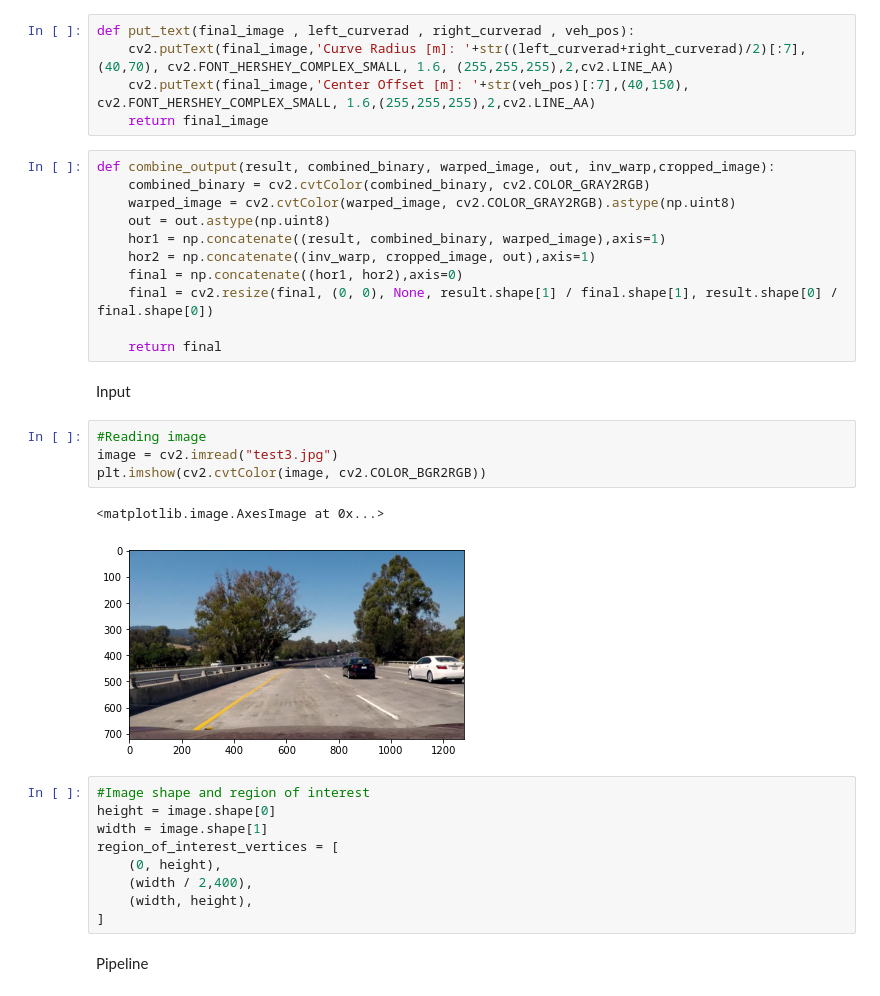
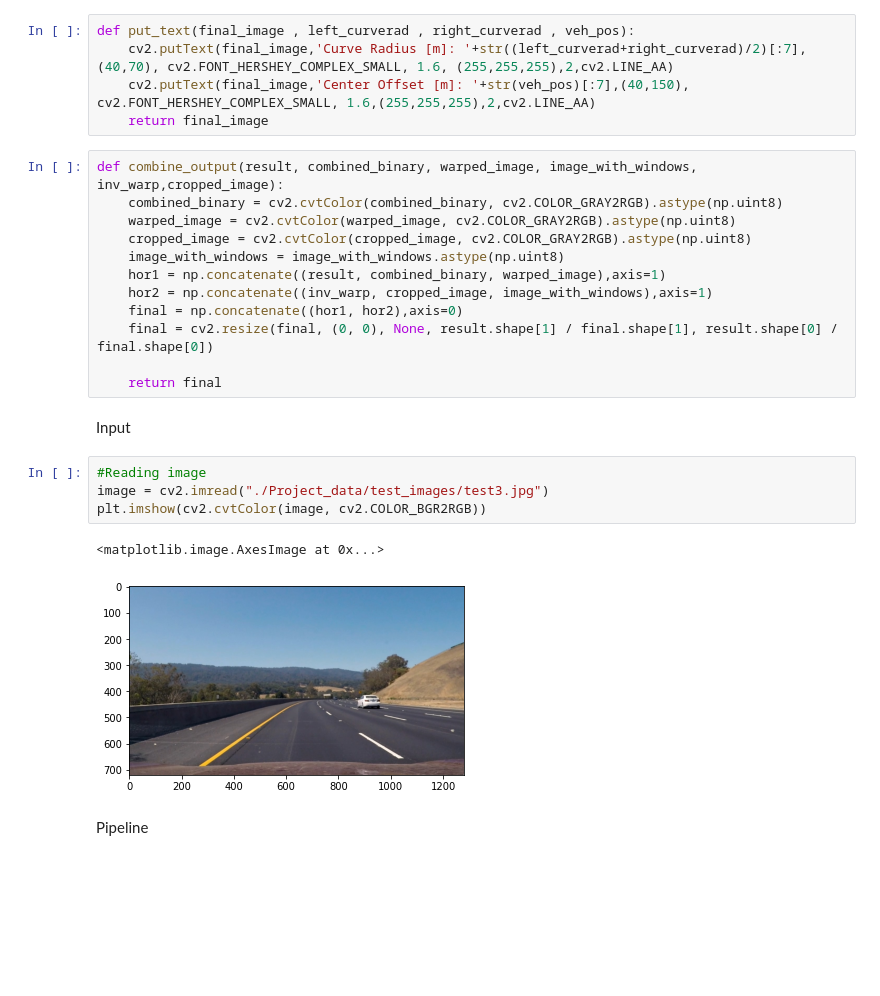
Before and after one commit to Mariamalaa015/Lane-detection, a Jupyter notebook: pipeline.ipynb, the cells around one changed output. Drawn from its saved outputs; the diff is of its cells as text; blank space fills up the shorter version.

Commit message:
Removing extra code and cleaning unused and images.

```diff
--- a/pipeline.ipynb
+++ b/pipeline.ipynb
@@ -257,12 +247,13 @@ def put_text(final_image , left_curverad , right_curverad , veh_pos):
     cv2.putText(final_image,'Center Offset [m]: '+str(veh_pos)[:7],(40,150), cv2.FONT_HERSHEY_COMPLEX_SMALL, 1.6,(255,255,255),2,cv2.LINE_AA)
     return final_image
 # %%
-def combine_output(result, combined_binary, warped_image, out, inv_warp,cropped_image):
-    combined_binary = cv2.cvtColor(combined_binary, cv2.COLOR_GRAY2RGB)
+def combine_output(result, combined_binary, warped_image, image_with_windows, inv_warp,cropped_image):
+    combined_binary = cv2.cvtColor(combined_binary, cv2.COLOR_GRAY2RGB).astype(np.uint8)
     warped_image = cv2.cvtColor(warped_image, cv2.COLOR_GRAY2RGB).astype(np.uint8)
-    out = out.astype(np.uint8)
+    cropped_image = cv2.cvtColor(cropped_image, cv2.COLOR_GRAY2RGB).astype(np.uint8)
+    image_with_windows = image_with_windows.astype(np.uint8)
     hor1 = np.concatenate((result, combined_binary, warped_image),axis=1)
-    hor2 = np.concatenate((inv_warp, cropped_image, out),axis=1)
+    hor2 = np.concatenate((inv_warp, cropped_image, image_with_windows),axis=1)
     final = np.concatenate((hor1, hor2),axis=0)
     final = cv2.resize(final, (0, 0), None, result.shape[1] / final.shape[1], result.shape[0] / final.shape[0])
 
@@ -271,20 +262,11 @@ def combine_output(result, combined_binary, warped_image, out, inv_warp,cropped_
 Input
 # %%
 #Reading image
-image = cv2.imread("test3.jpg")
+image = cv2.imread("./Project_data/test_images/test3.jpg")
 plt.imshow(cv2.cvtColor(image, cv2.COLOR_BGR2RGB))
 # %% [output]
 <matplotlib.image.AxesImage at 0x...>
-[figure, old version]
+[figure, new version]
-# %%
-#Image shape and region of interest
-height = image.shape[0]
-width = image.shape[1]
-region_of_interest_vertices = [
-    (0, height),
-    (width / 2,400),
-    (width, height),
-]
 # %% [markdown]
 Pipeline
 # %%
```
Also changed, not shown: parts of 9 cells of this notebook, 15 other files.
